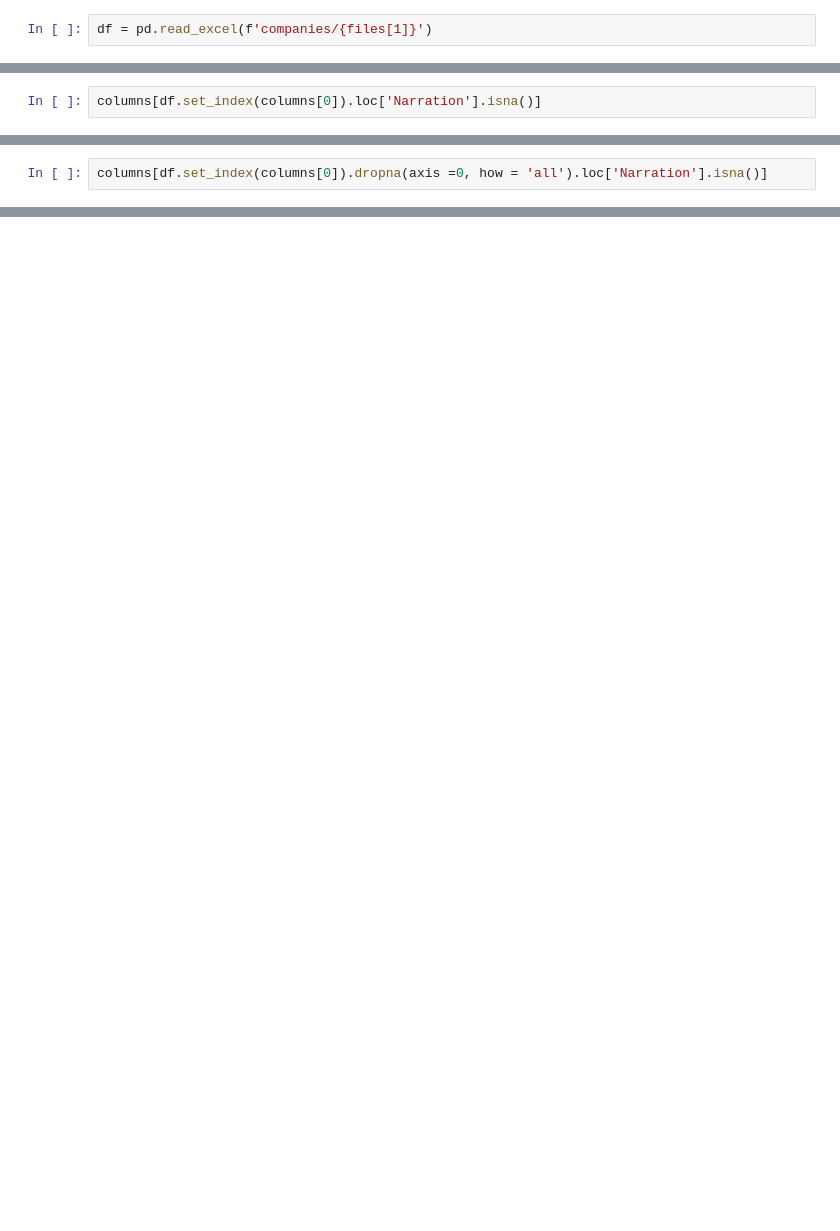
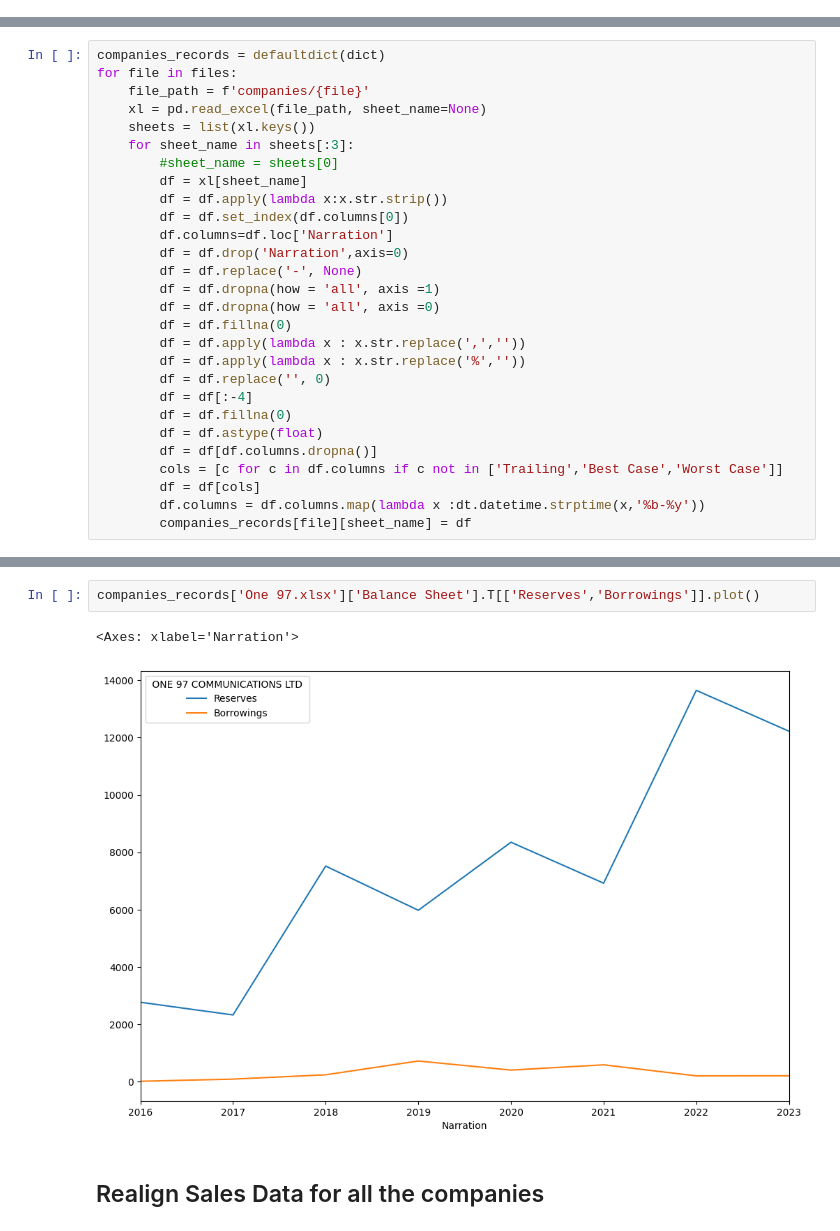
Before and after one commit to pankajti/wqu, a Jupyter notebook: portfolio/Amitsir_companies.ipynb, the cells around one changed output, grey strips where cells are left out. Saved outputs shown, nothing was run; the diff lists cells and outputs as text; blank space fills up the shorter version.

```diff
--- a/portfolio/Amitsir_companies.ipynb
+++ b/portfolio/Amitsir_companies.ipynb
@@ -125,2 +0,0 @@ df.loc['Sales'][0]
-# %%
-df = pd.read_excel(f'companies/{files[1]}')
@@ -129,2 +0,0 @@ columns = df.columns
-# %%
-columns[df.set_index(columns[0]).loc['Narration'].isna()]
@@ -133,2 +0,0 @@ IndexError: boolean index did not match indexed array along dimension 0; dimensi
-# %%
-columns[df.set_index(columns[0]).dropna(axis =0, how = 'all').loc['Narration'].isna()]
@@ -156,0 +12,28 @@ df.drop(columns[1:3], axis =1)
+# %%
+companies_records = defaultdict(dict)
+for file in files:
+    file_path = f'companies/{file}'
+    xl = pd.read_excel(file_path, sheet_name=None)
+    sheets = list(xl.keys())
+    for sheet_name in sheets[:3]:
+        #sheet_name = sheets[0]
+        df = xl[sheet_name]
+        df = df.apply(lambda x:x.str.strip())
+        df = df.set_index(df.columns[0])
+        df.columns=df.loc['Narration']
+        df = df.drop('Narration',axis=0)
+        df = df.replace('-', None)
+        df = df.dropna(how = 'all', axis =1)
+        df = df.dropna(how = 'all', axis =0)
+        df = df.fillna(0)
+        df = df.apply(lambda x : x.str.replace(',',''))
+        df = df.apply(lambda x : x.str.replace('%',''))
+        df = df.replace('', 0)
+        df = df[:-4]
+        df = df.fillna(0)
+        df = df.astype(float)
+        df = df[df.columns.dropna()]
+        cols = [c for c in df.columns if c not in ['Trailing','Best Case','Worst Case']]
+        df = df[cols]
+        df.columns = df.columns.map(lambda x :dt.datetime.strptime(x,'%b-%y'))
+        companies_records[file][sheet_name] = df
@@ -156,0 +85,7 @@ df.drop(columns[1:3], axis =1)
+# %%
+companies_records['One 97.xlsx']['Balance Sheet'].T[['Reserves','Borrowings']].plot()
+# %% [output]
+<Axes: xlabel='Narration'>
+[figure, added]
+# %% [markdown]
+## Realign Sales Data for all the companies
```
Also changed, not shown: parts of 33 cells of this notebook.
